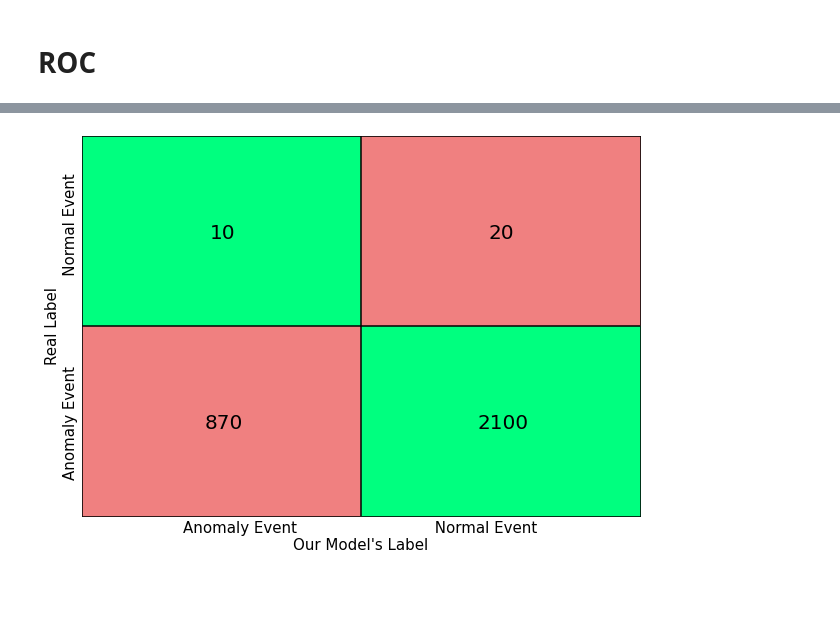
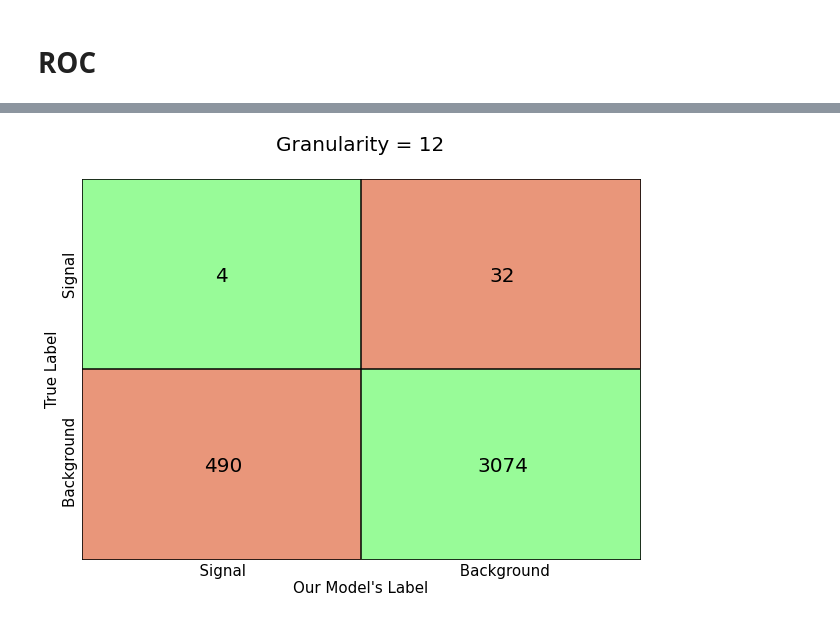
Before and after one commit to eduardopaguiar/Anomaly_Detection, a Jupyter notebook: results.ipynb, the cells around one changed output, grey strips where cells are left out. Cells and saved outputs as stored; diff of their text form; code cells hidden in the pictures; blank space fills up the shorter version.

```diff
--- a/results.ipynb
+++ b/results.ipynb
@@ -19,9 +18,9 @@ results_df = pd.DataFrame(columns = ['Granularity',
                                      'Execution_Time_Mean', 'Execution_Time_Std'])
 
 
-list_gra = [6,8,10,12]
+list_gra = [i for i in range(1,31,2)]
 
-iterations =1
+iterations = 20
 
 for i in list_gra:
     df = pd.DataFrame(columns = ['Granularity',
@@ -33,11 +32,10 @@ for i in list_gra:
                                 'Execution_Time'])
 
     for j in range(iterations):
-        df_aux = pd.read_csv("results/detection_info_raw_{}_{}.csv".format(i,j))
-        df_aux2 = pd.read_csv("results/performance_info_raw_{}_{}.csv".format(i,j))
+        df_aux = pd.read_csv("results/detection_info_{}_{}.csv".format(i,j))
 
 
-        df_aux["Execution_Time"] = df_aux2["Time_Elapsed"]
+        df_aux["Execution_Time"] = df_aux["Time_Elapsed"]
 
         tp = df_aux['True_Positive']
         tn = df_aux['True_Negative']
@@ -238,11 +305,12 @@ df[df['Granularity'] == 10]
 # %%
-gra = 10
+gra = 12
 
 
-matrix = [ int(df[df['Granularity'] == gra]["True_Positive_Mean"]),
-           int(df[df['Granularity'] == gra]["False_Negative_Mean"]),
-           int(df[df['Granularity'] == gra]["False_Positive_Mean"]),
-           int(df[df['Granularity'] == gra]["True_Negative_Mean"])]
+matrix = [ 4,
+           32,
+           490,
+           3074]
+
 
 fig = plt.figure(figsize=[10,7])
 
@@ -251,38 +319,38 @@ x_label = ['Anomaly Event', 'Normal Event']
 
 
 plt.plot([0,2],[1,1], color='k')
 plt.plot([1,1],[0,2], color='k')
 
 
-plt.fill_between([0,1],[1,1],[2,2], color='springgreen')
-plt.fill_between([1,2],[1,1],[2,2], color='lightcoral')
-plt.fill_between([0,1],[0,0],[1,1], color='lightcoral')
-plt.fill_between([1,2],[0,0],[1,1], color='springgreen')
+plt.fill_between([0,1],[1,1],[2,2], color='palegreen')
+plt.fill_between([1,2],[1,1],[2,2], color='darksalmon')
+plt.fill_between([0,1],[0,0],[1,1], color='darksalmon')
+plt.fill_between([1,2],[0,0],[1,1], color='palegreen')
 
 
 for i in range(4):
     if i < 2:
         y = 1.46
     else:
         y = 0.46
 
     if i % 2 == 0:
         x = 0.5
     else:
         x = 1.5
     a = len(list(str(matrix[i])))
     x = x - a*0.02
 
     plt.annotate('{}'.format(matrix[i]), (x, y), fontsize=20)
 
-
+plt.title('Granularity = {}\n'.format(gra), fontsize=20)
 plt.xticks([])
 plt.yticks([])
 plt.xlim([0,2])
 plt.ylim([0,2])
-plt.xlabel("Anomaly Event                             Normal Event\nOur Model's Label", fontsize=15)
-plt.ylabel("Real Label\nAnomaly Event                   Normal Event", fontsize=15)
+plt.xlabel("      Signal                                             Background\nOur Model's Label", fontsize=15)
+plt.ylabel("True Label\nBackground                         Signal    ", fontsize=15)
 plt.grid(False)
 plt.show()
 # %% [output]
-[figure, old version]
+[figure, new version]
```
Also changed, not shown: parts of 11 cells of this notebook.
